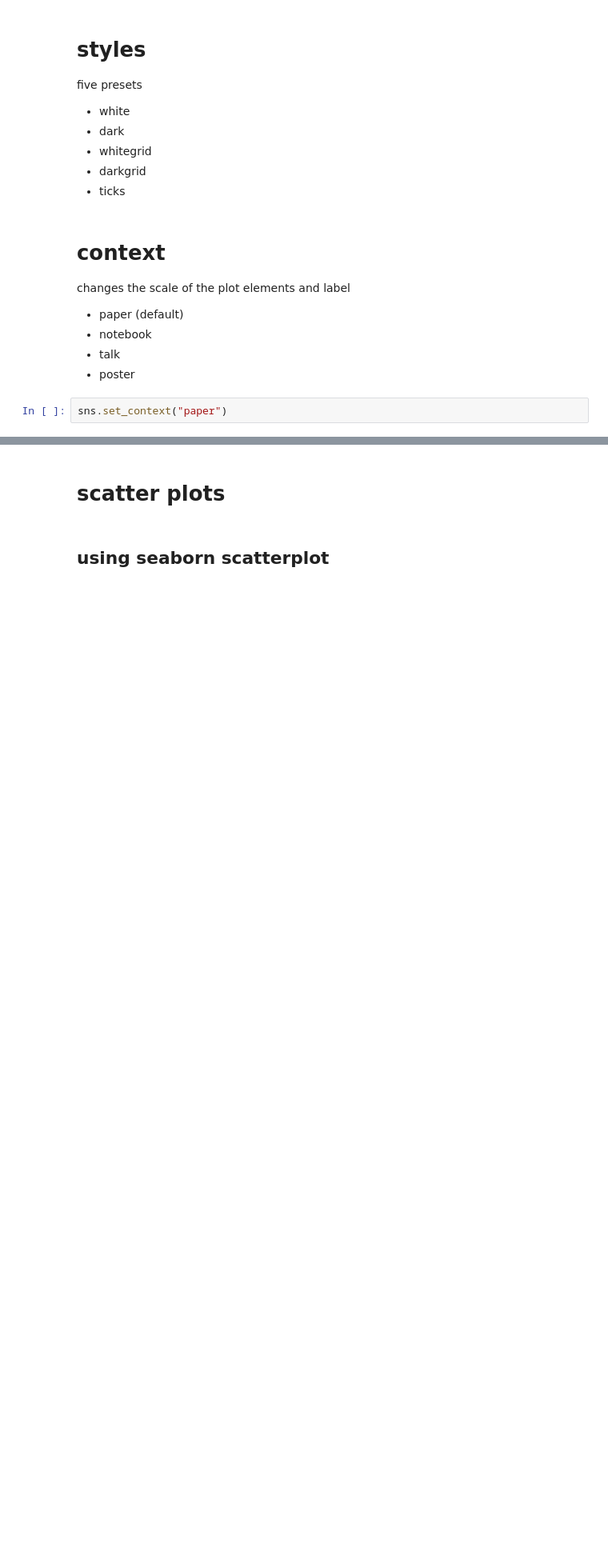
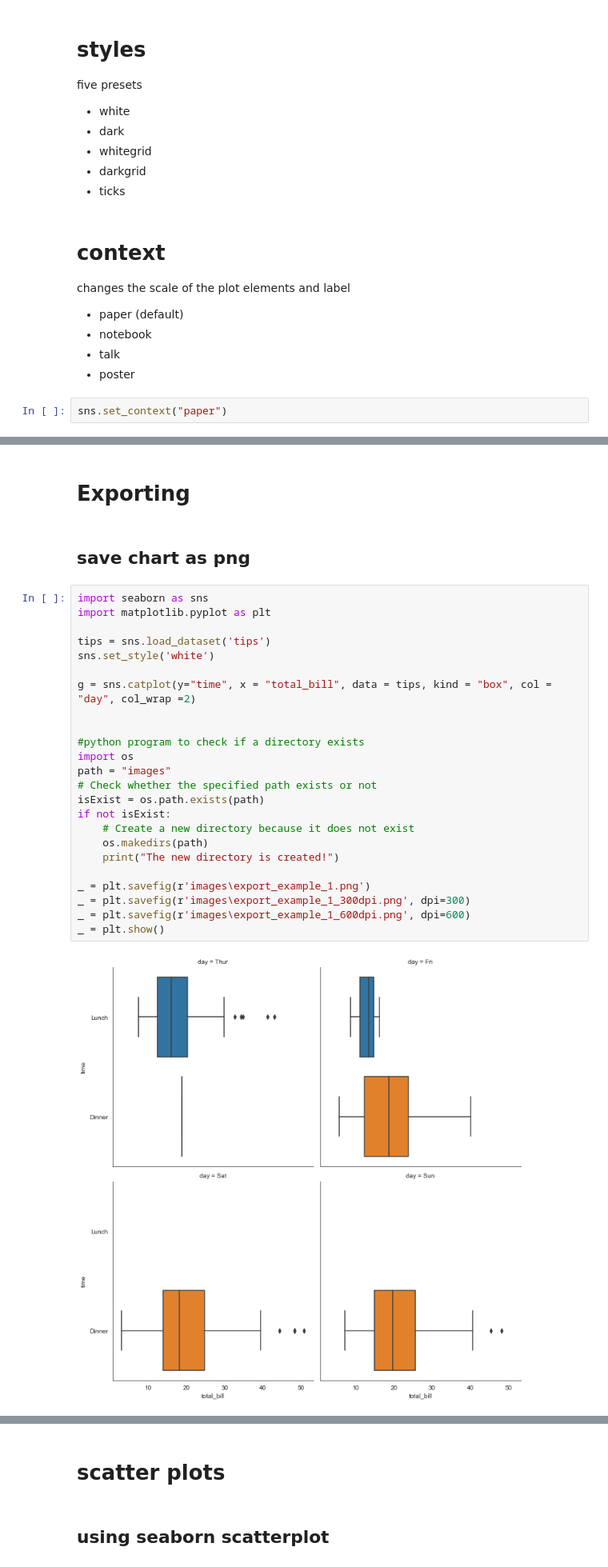
Before and after one commit to wohzazz/01-Data-Visualisation, a Jupyter notebook: Seaborn plotting/Seaborn Plotting.ipynb, the cells around one changed output, grey strips where cells are left out. Shown: that part at 80% size. Saved outputs shown, nothing was run; the diff lists cells and outputs as text; blank space fills up the shorter version.

```diff
--- a/Seaborn plotting/Seaborn Plotting.ipynb
+++ b/Seaborn plotting/Seaborn Plotting.ipynb
@@ -78,0 +98,30 @@ sns.set_context("paper")
+# %% [markdown]
+# Exporting
+# %% [markdown]
+## save chart as png
+# %%
+import seaborn as sns
+import matplotlib.pyplot as plt
+
+tips = sns.load_dataset('tips')
+sns.set_style('white')
+
+g = sns.catplot(y="time", x = "total_bill", data = tips, kind = "box", col = "day", col_wrap =2)
+
+
+#python program to check if a directory exists
+import os
+path = "images"
+# Check whether the specified path exists or not
+isExist = os.path.exists(path)
+if not isExist:
+    # Create a new directory because it does not exist
+    os.makedirs(path)
+    print("The new directory is created!")
+
+_ = plt.savefig(r'images\export_example_1.png')
+_ = plt.savefig(r'images\export_example_1_300dpi.png', dpi=300)
+_ = plt.savefig(r'images\export_example_1_600dpi.png', dpi=600)
+_ = plt.show()
+# %% [output]
+[figure, added]
```
Also changed, not shown: parts of 18 cells of this notebook.
